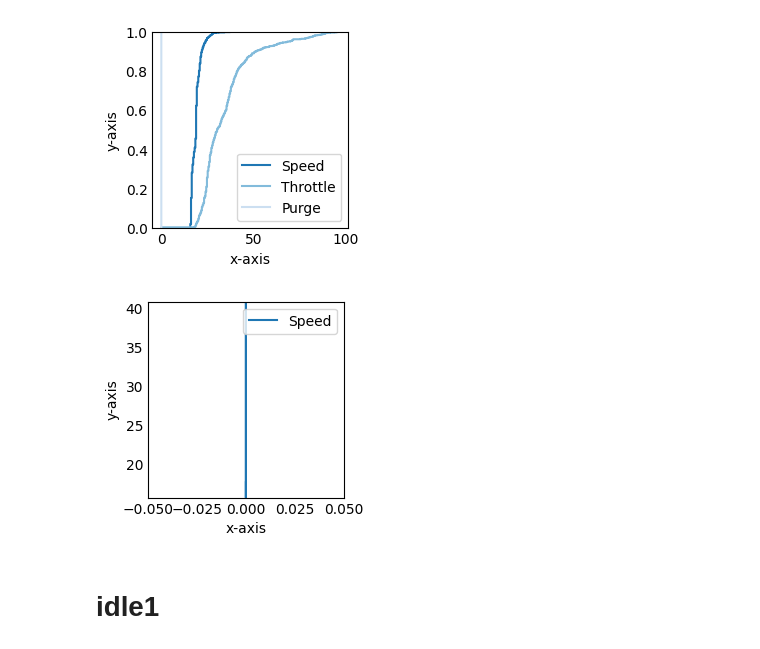
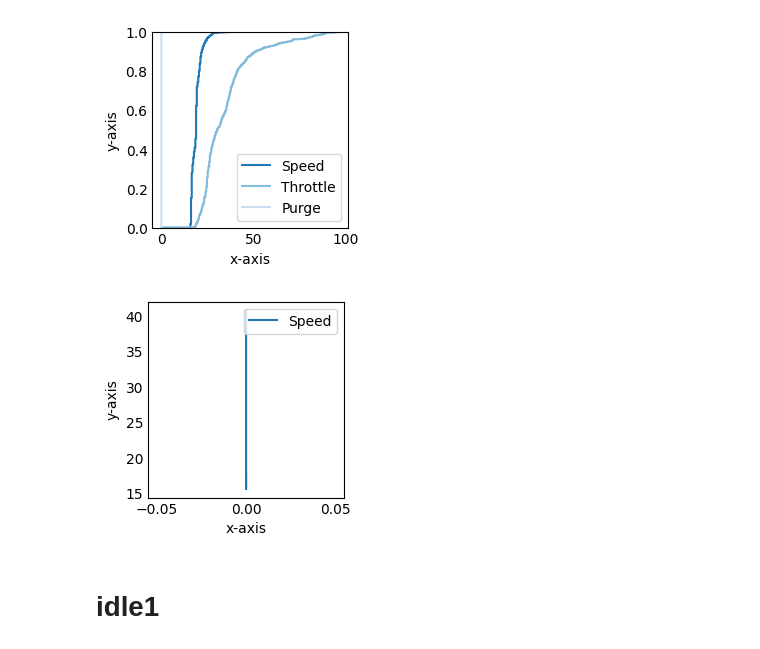
Before and after one commit to camila-duarte/verbrennungsmotoren, a Jupyter notebook: analyse/per_parameter.ipynb, the cells around one changed output. Saved outputs shown, nothing was run; the diff lists cells and outputs as text; code cells hidden in the pictures.

```diff
--- a/analyse/per_parameter.ipynb
+++ b/analyse/per_parameter.ipynb
@@ -81,17 +81,17 @@ plt.show()
 # %%
 plt.style.use('_mpl-gallery-nogrid')
 
-a = plt.plot(purge_drive1,speed_drive1,  label='Speed')
+plt.plot(purge_drive1,speed_drive1,  label='Speed')
 #plt.plot(throttle_drive1, label='Throttle')
 #plt.plot(purge_drive1, label='Purge')
 
 plt.xlabel('x-axis')
 plt.ylabel('y-axis')
-plt.margins(-0.000000000002, 0.00000000002)
+
 plt.legend()
 plt.show()
 # %% [output]
-[figure, old version]
+[figure, new version]
 # %% [markdown]
 # idle1
 # %%
```
Also changed, not shown: 1 other file.
